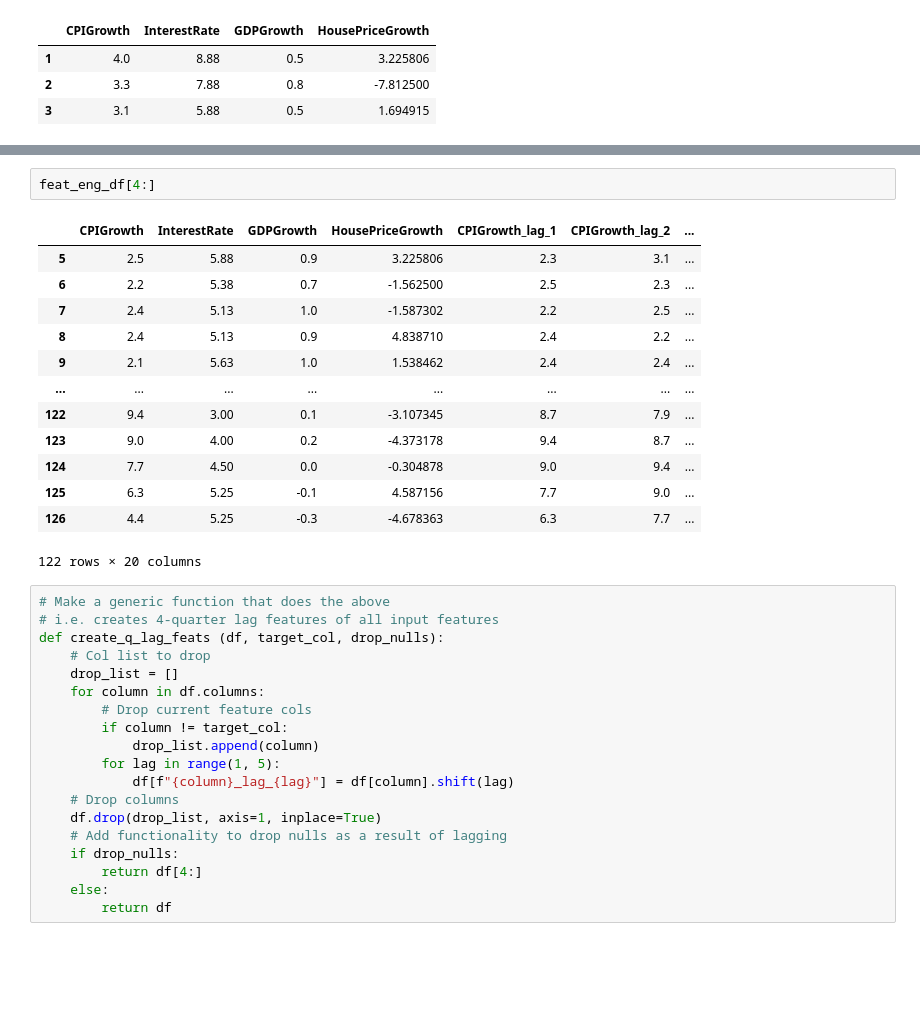
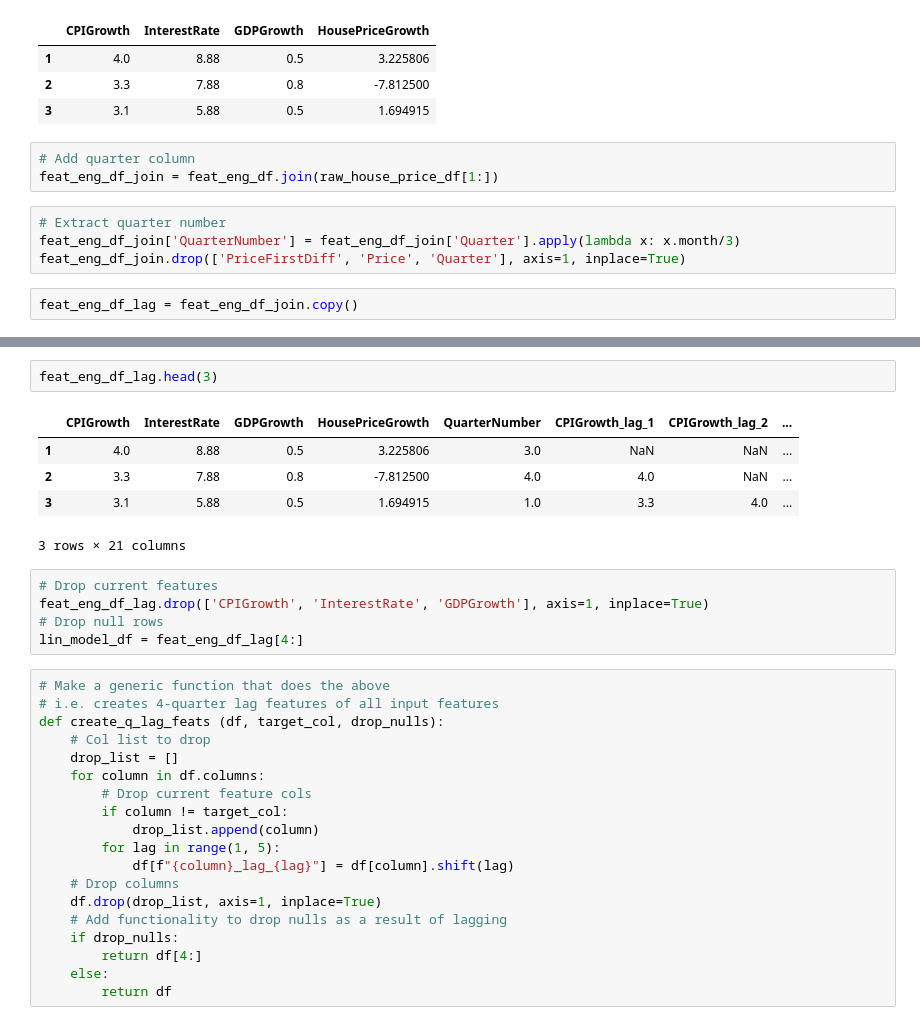
Before and after one commit to Haydn-Martin/predicting-house-prices-time-series, a Jupyter notebook: HousePricePrediction.ipynb, the cells around one changed output, grey strips where cells are left out. Drawn from its saved outputs; the diff is of its cells as text; blank space fills up the shorter version.

```diff
--- a/HousePricePrediction.ipynb
+++ b/HousePricePrediction.ipynb
@@ -452,6 +452,15 @@ feat_eng_df.head(3)
 | 1 | 4.0 | 8.88 | 0.5 | 3.225806 |
 | 2 | 3.3 | 7.88 | 0.8 | -7.812500 |
 | 3 | 3.1 | 5.88 | 0.5 | 1.694915 |
+# %%
+# Add quarter column
+feat_eng_df_join = feat_eng_df.join(raw_house_price_df[1:])
+# %%
+# Extract quarter number
+feat_eng_df_join['QuarterNumber'] = feat_eng_df_join['Quarter'].apply(lambda x: x.month/3)
+feat_eng_df_join.drop(['PriceFirstDiff', 'Price', 'Quarter'], axis=1, inplace=True)
+# %%
+feat_eng_df_lag = feat_eng_df_join.copy()
 # %%
 # Create lagged variables
 for column in ml_df.columns:
@@ -476,19 +469,16 @@ feat_eng_df
-# %%
-feat_eng_df[4:]
-# %% [output]
-|  | CPIGrowth | InterestRate | GDPGrowth | HousePriceGrowth | CPIGrowth_lag_1 | CPIGrowth_lag_2 | ... |
-| 5 | 2.5 | 5.88 | 0.9 | 3.225806 | 2.3 | 3.1 | ... |
-| 6 | 2.2 | 5.38 | 0.7 | -1.562500 | 2.5 | 2.3 | ... |
-| 7 | 2.4 | 5.13 | 1.0 | -1.587302 | 2.2 | 2.5 | ... |
-| 8 | 2.4 | 5.13 | 0.9 | 4.838710 | 2.4 | 2.2 | ... |
-| 9 | 2.1 | 5.63 | 1.0 | 1.538462 | 2.4 | 2.4 | ... |
-| ... | ... | ... | ... | ... | ... | ... | ... |
-| 122 | 9.4 | 3.00 | 0.1 | -3.107345 | 8.7 | 7.9 | ... |
-| 123 | 9.0 | 4.00 | 0.2 | -4.373178 | 9.4 | 8.7 | ... |
-| 124 | 7.7 | 4.50 | 0.0 | -0.304878 | 9.0 | 9.4 | ... |
-| 125 | 6.3 | 5.25 | -0.1 | 4.587156 | 7.7 | 9.0 | ... |
-| 126 | 4.4 | 5.25 | -0.3 | -4.678363 | 6.3 | 7.7 | ... |
-122 rows × 20 columns
+# %%
+feat_eng_df_lag.head(3)
+# %% [output]
+|  | CPIGrowth | InterestRate | GDPGrowth | HousePriceGrowth | QuarterNumber | CPIGrowth_lag_1 | CPIGrowth_lag_2 | ... |
+| 1 | 4.0 | 8.88 | 0.5 | 3.225806 | 3.0 | NaN | NaN | ... |
+| 2 | 3.3 | 7.88 | 0.8 | -7.812500 | 4.0 | 4.0 | NaN | ... |
+| 3 | 3.1 | 5.88 | 0.5 | 1.694915 | 1.0 | 3.3 | 4.0 | ... |
+3 rows × 21 columns
+# %%
+# Drop current features
+feat_eng_df_lag.drop(['CPIGrowth', 'InterestRate', 'GDPGrowth'], axis=1, inplace=True)
+# Drop null rows
+lin_model_df = feat_eng_df_lag[4:]
 # %%
 # Make a generic function that does the above
 # i.e. creates 4-quarter lag features of all input features
```
Also changed, not shown: parts of 14 cells of this notebook.
